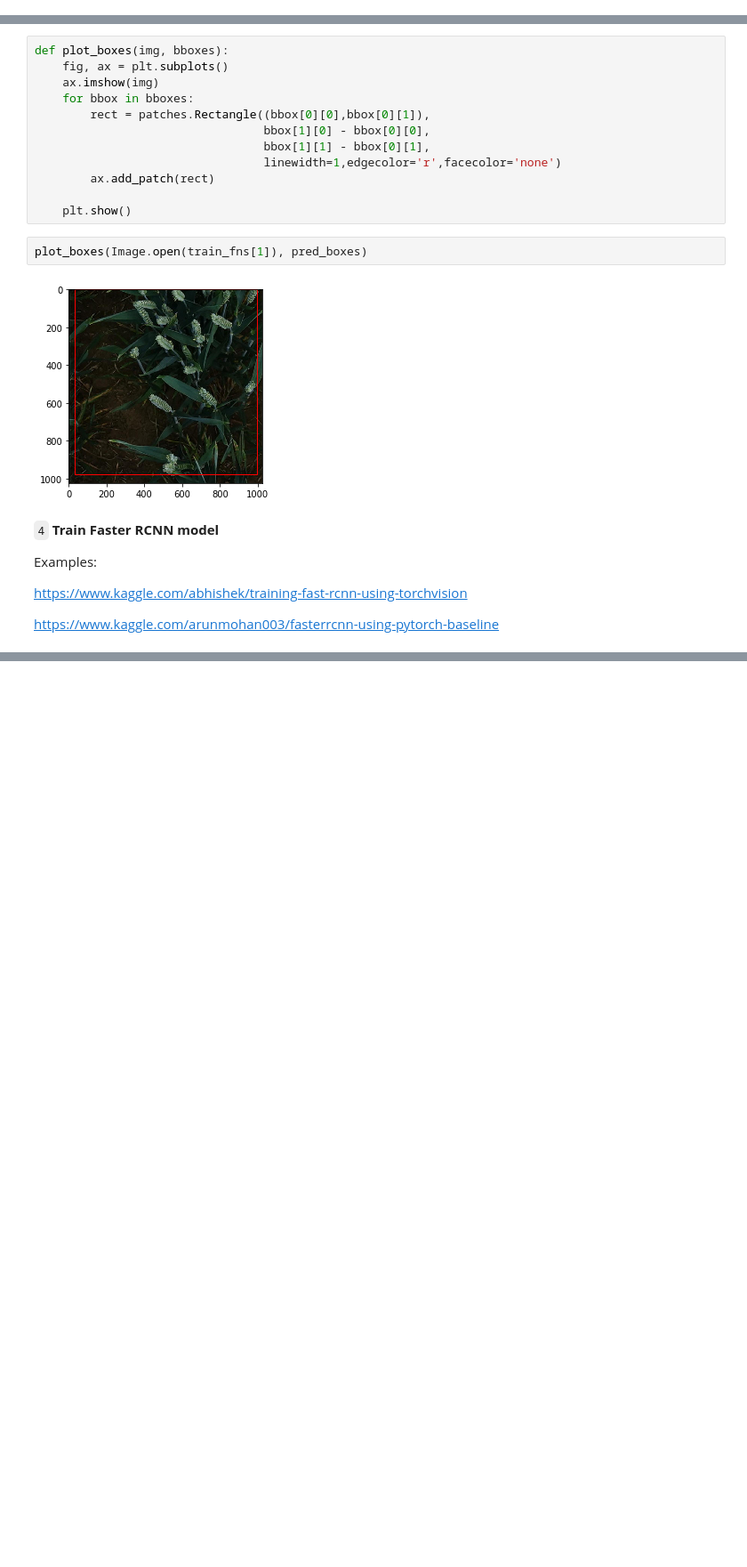
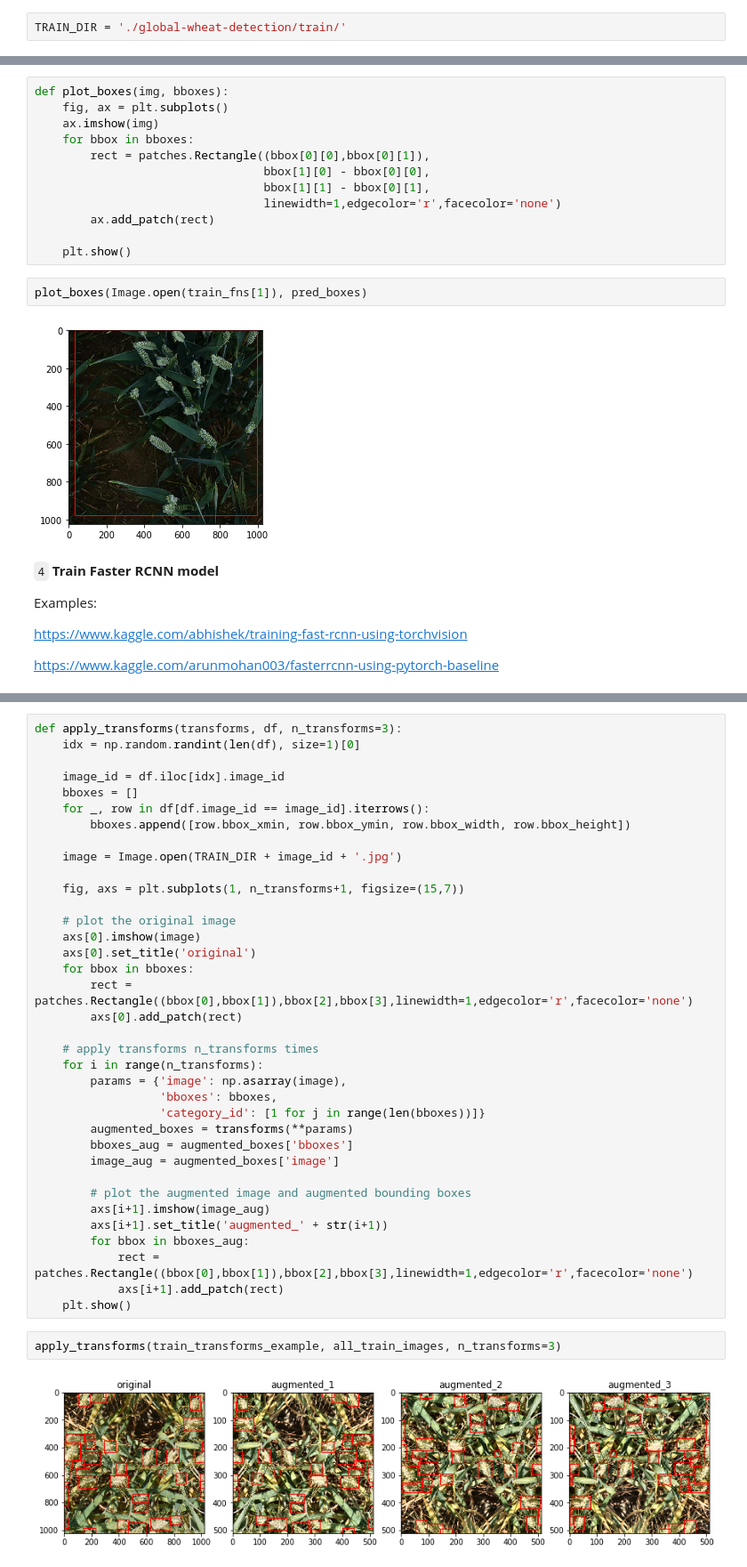
Before and after one commit to Lexie88rus/GlobalWheatDetection, a Jupyter notebook: OpenWheatDetection.ipynb, the cells around one changed output, grey strips where cells are left out. Shown at 89% size. Saved outputs shown, nothing was run; the diff lists cells and outputs as text; blank space fills up the shorter version.

```diff
--- a/OpenWheatDetection.ipynb
+++ b/OpenWheatDetection.ipynb
@@ -33,6 +40,8 @@ True
 ! ls ./global-wheat-detection
 # %% [output]
 sample_submission.csv  test  train  train.csv
+# %%
+TRAIN_DIR = './global-wheat-detection/train/'
 # %% [markdown]
 `1` __Preprocess the labels:__
 # %%
@@ -195,0 +224,40 @@ https://www.kaggle.com/arunmohan003/fasterrcnn-using-pytorch-baseline
+# %%
+def apply_transforms(transforms, df, n_transforms=3):
+    idx = np.random.randint(len(df), size=1)[0]
+
+    image_id = df.iloc[idx].image_id
+    bboxes = []
+    for _, row in df[df.image_id == image_id].iterrows():
+        bboxes.append([row.bbox_xmin, row.bbox_ymin, row.bbox_width, row.bbox_height])
+
+    image = Image.open(TRAIN_DIR + image_id + '.jpg')
+
+    fig, axs = plt.subplots(1, n_transforms+1, figsize=(15,7))
+
+    # plot the original image
+    axs[0].imshow(image)
+    axs[0].set_title('original')
+    for bbox in bboxes:
+        rect = patches.Rectangle((bbox[0],bbox[1]),bbox[2],bbox[3],linewidth=1,edgecolor='r',facecolor='none')
+        axs[0].add_patch(rect)
+
+    # apply transforms n_transforms times
+    for i in range(n_transforms):
+        params = {'image': np.asarray(image),
+                  'bboxes': bboxes,
+                  'category_id': [1 for j in range(len(bboxes))]}
+        augmented_boxes = transforms(**params)
+        bboxes_aug = augmented_boxes['bboxes']
+        image_aug = augmented_boxes['image']
+
+        # plot the augmented image and augmented bounding boxes
+        axs[i+1].imshow(image_aug)
+        axs[i+1].set_title('augmented_' + str(i+1))
+        for bbox in bboxes_aug:
+            rect = patches.Rectangle((bbox[0],bbox[1]),bbox[2],bbox[3],linewidth=1,edgecolor='r',facecolor='none')
+            axs[i+1].add_patch(rect)
+    plt.show()
+# %%
+apply_transforms(train_transforms_example, all_train_images, n_transforms=3)
+# %% [output]
+[figure, added]
```
Also changed, not shown: parts of 27 cells of this notebook.
